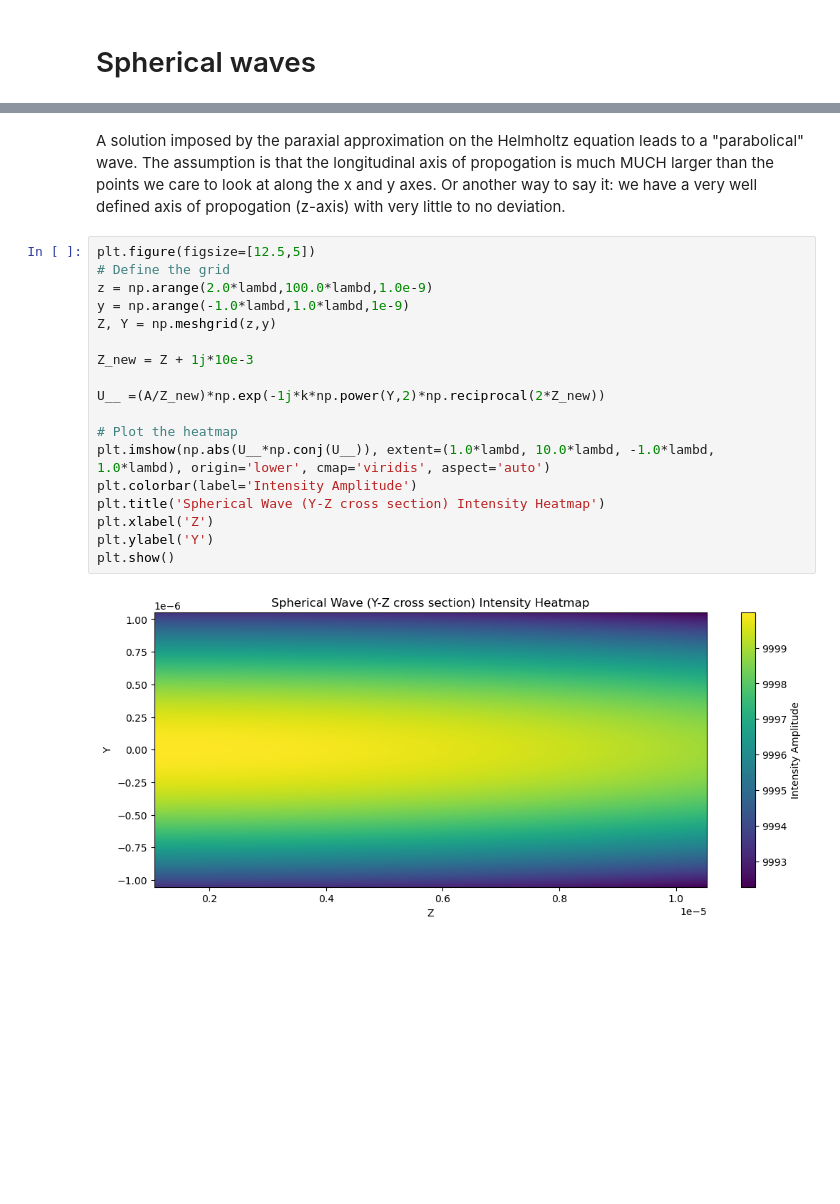
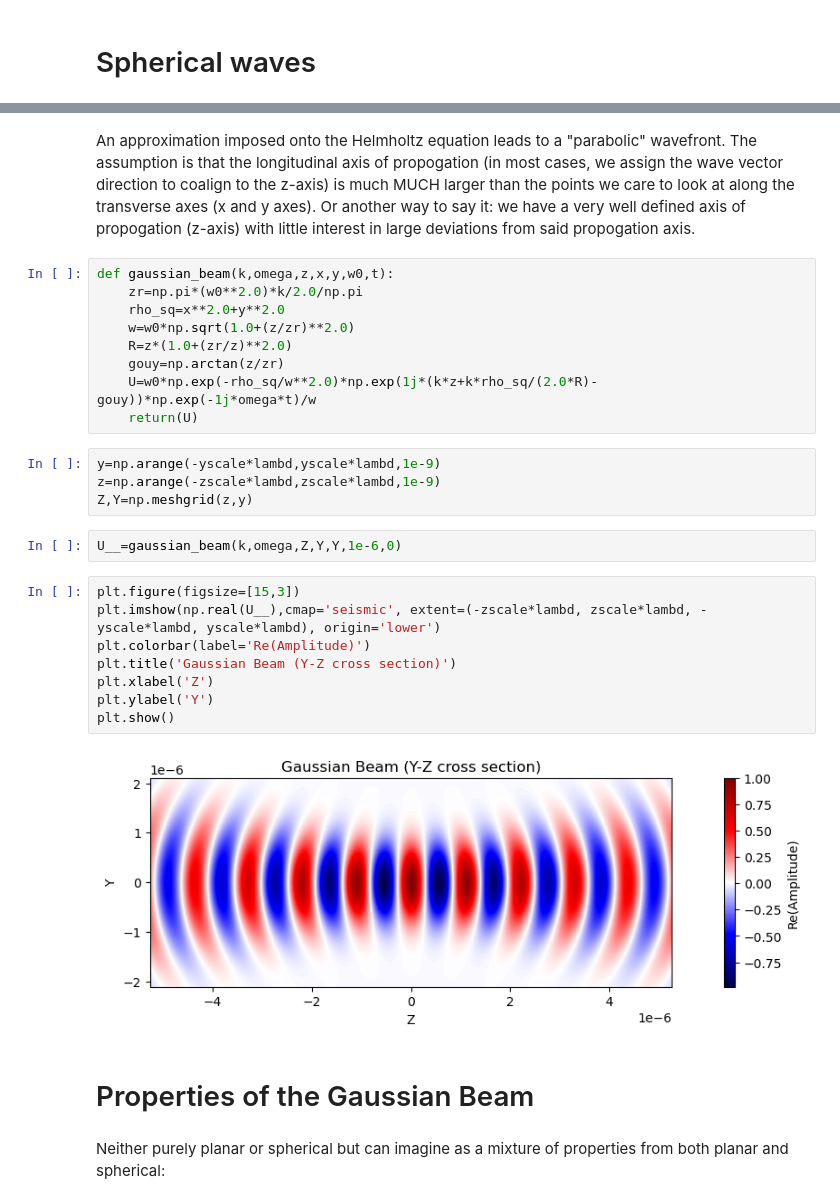
Before and after one commit to dancvan/fop_journalclub, a Jupyter notebook: modules/beam_optics.ipynb, the cells around one changed output, grey strips where cells are left out. Drawn from its saved outputs; the diff is of its cells as text; blank space fills up the shorter version.

```diff
--- a/modules/beam_optics.ipynb
+++ b/modules/beam_optics.ipynb
@@ -77,22 +85,31 @@ plt.show()
 # %% [markdown]
-A solution imposed by the paraxial approximation on the Helmholtz equation leads to a "parabolical" wave. The assumption is that the longitudinal axis of propogation is much MUCH larger than the points we care to look at along the x and y axes. Or another way to say it: we have a very well defined axis of propogation (z-axis) with very little to no deviation.
+An approximation imposed onto the Helmholtz equation leads to a "parabolic" wavefront. The assumption is that the longitudinal axis of propogation (in most cases, we assign the wave vector direction to coalign to the z-axis) is much MUCH larger than the points we care to look at along the transverse axes (x and y axes). Or another way to say it: we have a very well defined axis of propogation (z-axis) with little interest in large deviations from said propogation axis.
-# %%
-plt.figure(figsize=[12.5,5])
-# Define the grid
-z = np.arange(2.0*lambd,100.0*lambd,1.0e-9)
-y = np.arange(-1.0*lambd,1.0*lambd,1e-9)
-Z, Y = np.meshgrid(z,y)
-
-Z_new = Z + 1j*10e-3
-
-U__ =(A/Z_new)*np.exp(-1j*k*np.power(Y,2)*np.reciprocal(2*Z_new))
-
-# Plot the heatmap
-plt.imshow(np.abs(U__*np.conj(U__)), extent=(1.0*lambd, 10.0*lambd, -1.0*lambd, 1.0*lambd), origin='lower', cmap='viridis', aspect='auto')
-plt.colorbar(label='Intensity Amplitude')
-plt.title('Spherical Wave (Y-Z cross section) Intensity Heatmap')
-plt.xlabel('Z')
-plt.ylabel('Y')
-plt.show()
-# %% [output]
-[figure, removed]
+# %%
+def gaussian_beam(k,omega,z,x,y,w0,t):
+    zr=np.pi*(w0**2.0)*k/2.0/np.pi
+    rho_sq=x**2.0+y**2.0
+    w=w0*np.sqrt(1.0+(z/zr)**2.0)
+    R=z*(1.0+(zr/z)**2.0)
+    gouy=np.arctan(z/zr)
+    U=w0*np.exp(-rho_sq/w**2.0)*np.exp(1j*(k*z+k*rho_sq/(2.0*R)-gouy))*np.exp(-1j*omega*t)/w
+    return(U)
+# %%
+y=np.arange(-yscale*lambd,yscale*lambd,1e-9)
+z=np.arange(-zscale*lambd,zscale*lambd,1e-9)
+Z,Y=np.meshgrid(z,y)
+# %%
+U__=gaussian_beam(k,omega,Z,Y,Y,1e-6,0)
+# %%
+plt.figure(figsize=[15,3])
+plt.imshow(np.real(U__),cmap='seismic', extent=(-zscale*lambd, zscale*lambd, -yscale*lambd, yscale*lambd), origin='lower')
+plt.colorbar(label='Re(Amplitude)')
+plt.title('Gaussian Beam (Y-Z cross section)')
+plt.xlabel('Z')
+plt.ylabel('Y')
+plt.show()
+# %% [output]
+[figure, added]
+# %% [markdown]
+# Properties of the Gaussian Beam
+# %% [markdown]
+Neither purely planar or spherical but can imagine as a mixture of properties from both planar and spherical:
```
Also changed, not shown: parts of 10 cells of this notebook.
